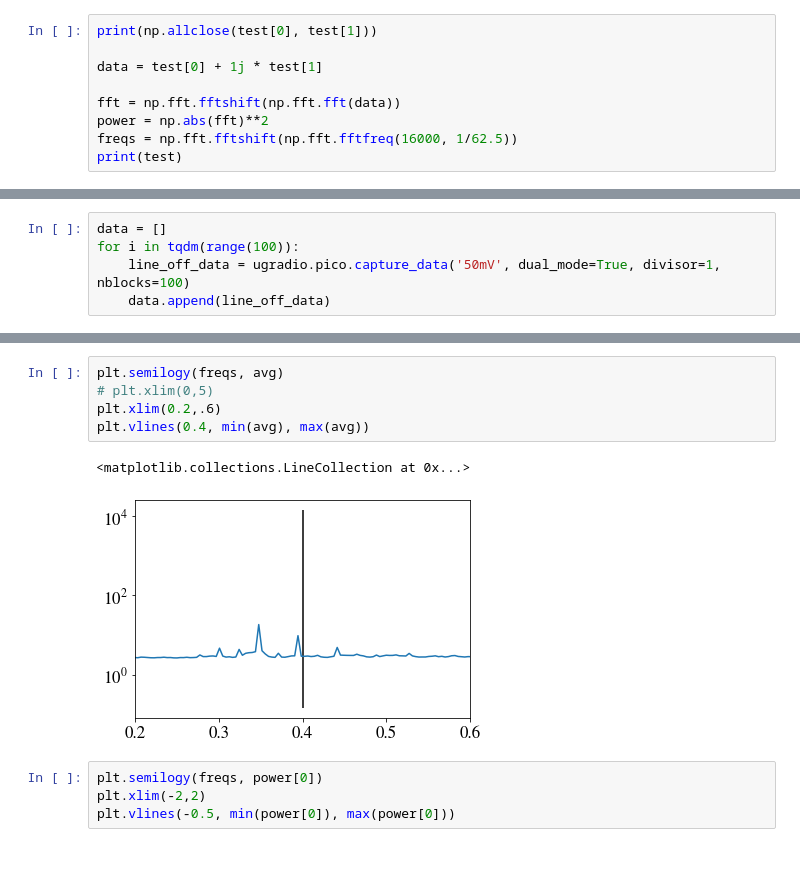
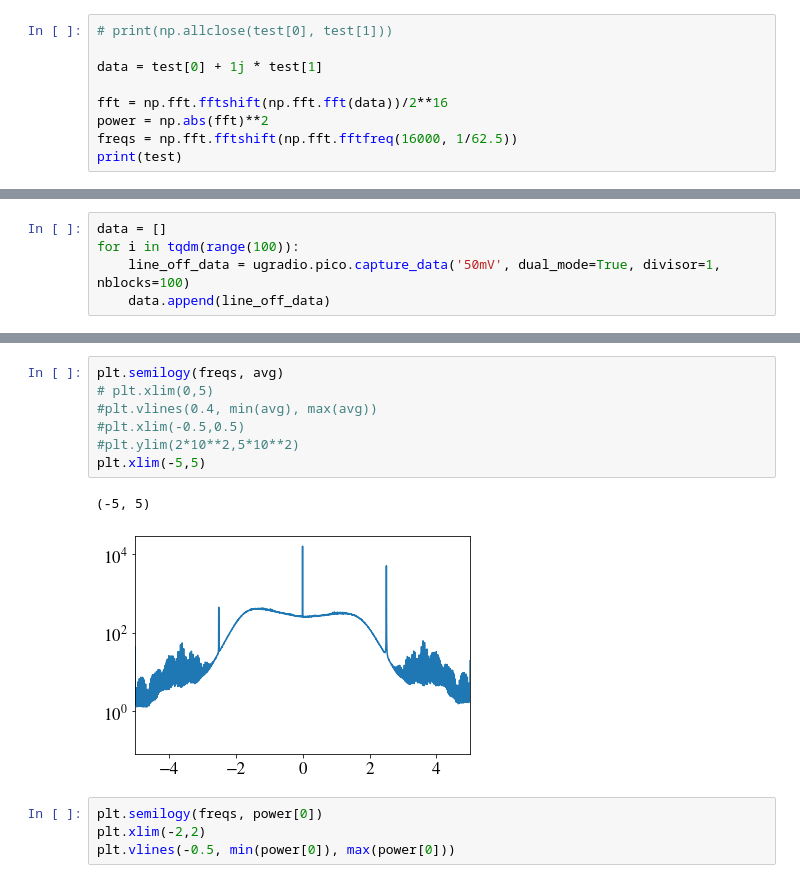
Before and after one commit to James11222/radiolab_repo, a Jupyter notebook: lab2/Darby/Lab2.ipynb, the cells around one changed output, grey strips where cells are left out. Cells and saved outputs as stored; diff of their text form.

```diff
--- a/lab2/Darby/Lab2.ipynb
+++ b/lab2/Darby/Lab2.ipynb
@@ -17,11 +17,11 @@ plt.rcParams.update({'font.size': 17})
 # %%
 test = ugradio.pico.capture_data('50mV', dual_mode=True, divisor=1)
 # %%
-print(np.allclose(test[0], test[1]))
+# print(np.allclose(test[0], test[1]))
 
 data = test[0] + 1j * test[1]
 
-fft = np.fft.fftshift(np.fft.fft(data))
+fft = np.fft.fftshift(np.fft.fft(data))/2**16
 power = np.abs(fft)**2
 freqs = np.fft.fftshift(np.fft.fftfreq(16000, 1/62.5))
 print(test)
@@ -145,11 +148,13 @@ Averaged dataset 99
 # %%
 plt.semilogy(freqs, avg)
 # plt.xlim(0,5)
-plt.xlim(0.2,.6)
-plt.vlines(0.4, min(avg), max(avg))
+#plt.vlines(0.4, min(avg), max(avg))
+#plt.xlim(-0.5,0.5)
+#plt.ylim(2*10**2,5*10**2)
+plt.xlim(-5,5)
 # %% [output]
-<matplotlib.collections.LineCollection at 0x...>
+(-5, 5)
-[figure, old version]
+[figure, new version]
 # %%
 plt.semilogy(freqs, power[0])
 plt.xlim(-2,2)
```
Also changed, not shown: parts of 16 cells of this notebook.
